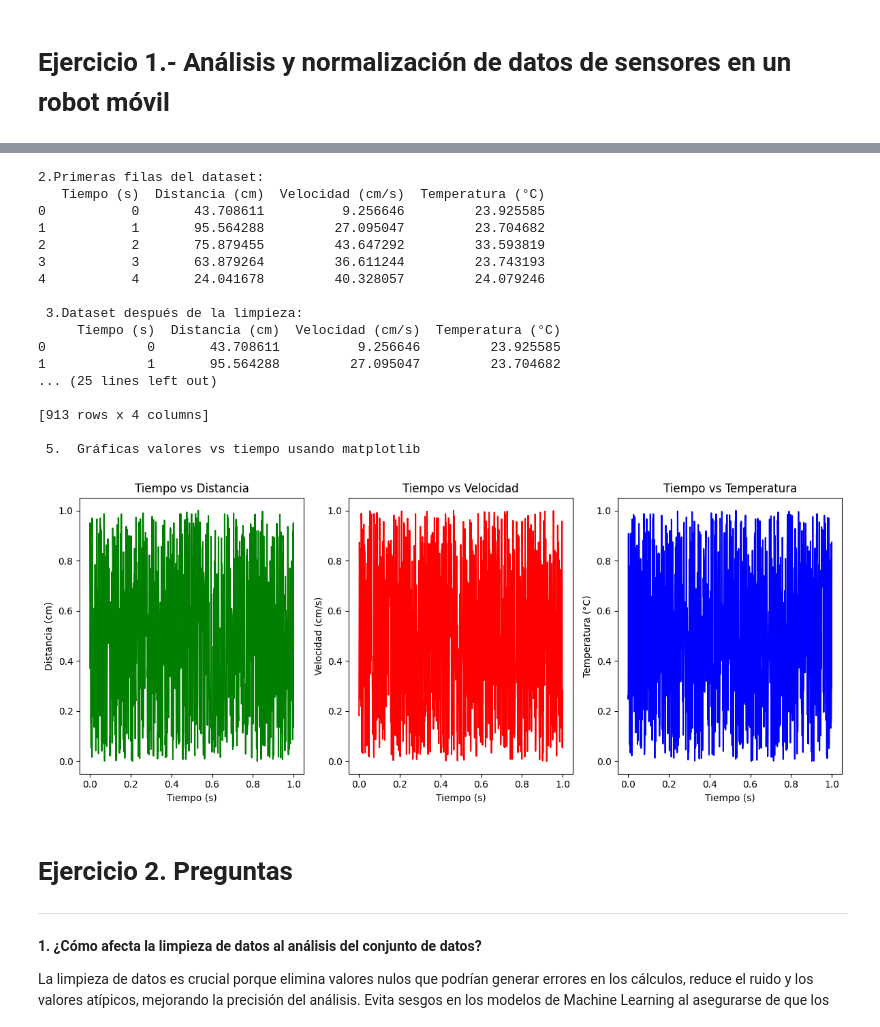
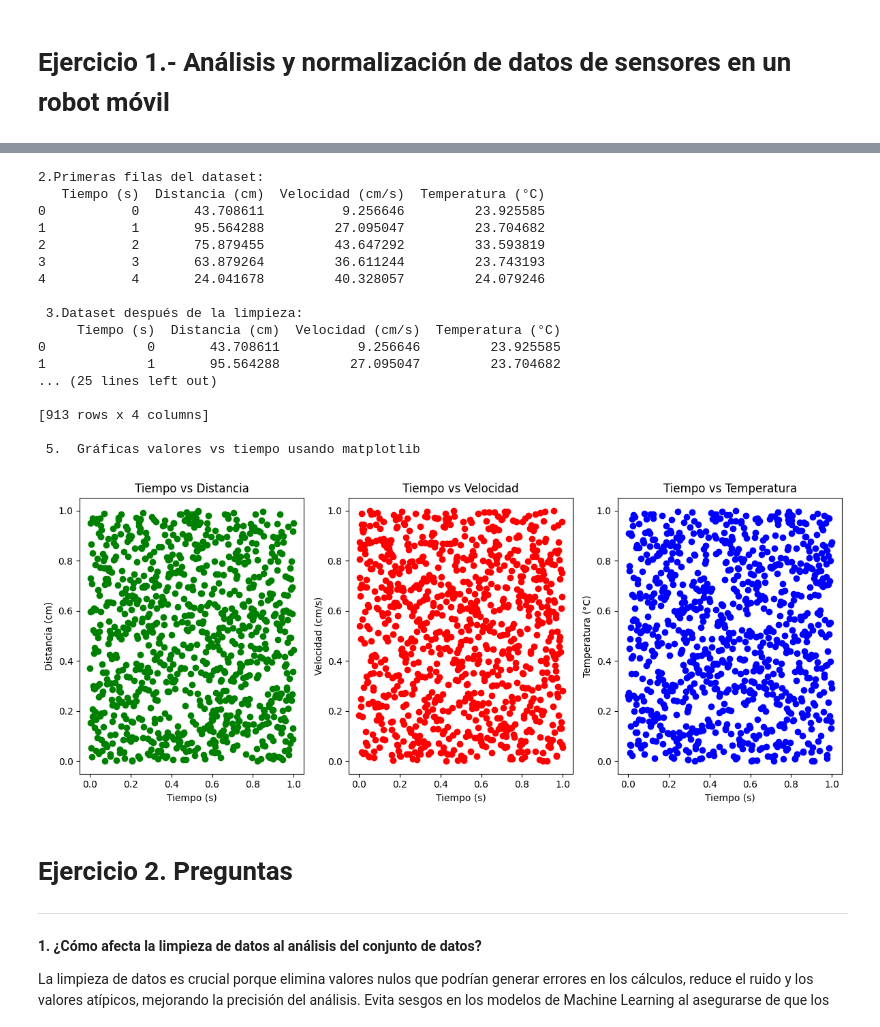
Before and after one commit to JoelHuitron/INTELIGENCIA-ARTIFICIAL, a Jupyter notebook: AF5_Procesamiento_de_datos.ipynb, the cells around one changed output, grey strips where cells are left out. Drawn from its saved outputs; the diff is of its cells as text; code cells hidden in the pictures.

```diff
--- a/AF5_Procesamiento_de_datos.ipynb
+++ b/AF5_Procesamiento_de_datos.ipynb
@@ -61,48 +49,48 @@ if 'Tiempo (s)' in df_clean.columns:
 
     # Tiempo (s) vs Distancia (cm)
     plt.subplot(1, 3, 1)
-    plt.plot(df_clean['Tiempo (s)'], df_clean['Distancia (cm)'], color='green')
+    plt.scatter(df_clean['Tiempo (s)'], df_clean['Distancia (cm)'], color='green')
     plt.xlabel("Tiempo (s)")
     plt.ylabel("Distancia (cm)")
     plt.title("Tiempo vs Distancia")
 
     # Tiempo (s) vs Velocidad (cm/s)
     plt.subplot(1, 3, 2)
-    plt.plot(df_clean['Tiempo (s)'], df_clean['Velocidad (cm/s)'], color='red')
+    plt.scatter(df_clean['Tiempo (s)'], df_clean['Velocidad (cm/s)'], color='red')
     plt.xlabel("Tiempo (s)")
     plt.ylabel("Velocidad (cm/s)")
     plt.title("Tiempo vs Velocidad")
 
     # Tiempo (s) vs Temperatura (°C)
     plt.subplot(1, 3, 3)
-    plt.plot(df_clean['Tiempo (s)'], df_clean['Temperatura (°C)'], color='blue')
+    plt.scatter(df_clean['Tiempo (s)'], df_clean['Temperatura (°C)'], color='blue')
     plt.xlabel("Tiempo (s)")
     plt.ylabel("Temperatura (°C)")
     plt.title("Tiempo vs Temperatura")
 
     plt.tight_layout()
     plt.show()
 else:
     print("No se encontró una columna 'Tiempo (s)' para graficar.")
 # %% [output]
 2.Primeras filas del dataset:
    Tiempo (s)  Distancia (cm)  Velocidad (cm/s)  Temperatura (°C)
 0           0       43.708611          9.256646         23.925585
 1           1       95.564288         27.095047         23.704682
 2           2       75.879455         43.647292         33.593819
 3           3       63.879264         36.611244         23.743193
 4           4       24.041678         40.328057         24.079246
 
  3.Dataset después de la limpieza:
      Tiempo (s)  Distancia (cm)  Velocidad (cm/s)  Temperatura (°C)
 0             0       43.708611          9.256646         23.925585
 1             1       95.564288         27.095047         23.704682
 ... (25 lines left out)
 
 [913 rows x 4 columns]
 
  5.  Gráficas valores vs tiempo usando matplotlib
-[figure, old version]
+[figure, new version]
 # %% [markdown]
 # Ejercicio 2. Preguntas
 
```
Also changed, not shown: parts of 1 cell of this notebook.
